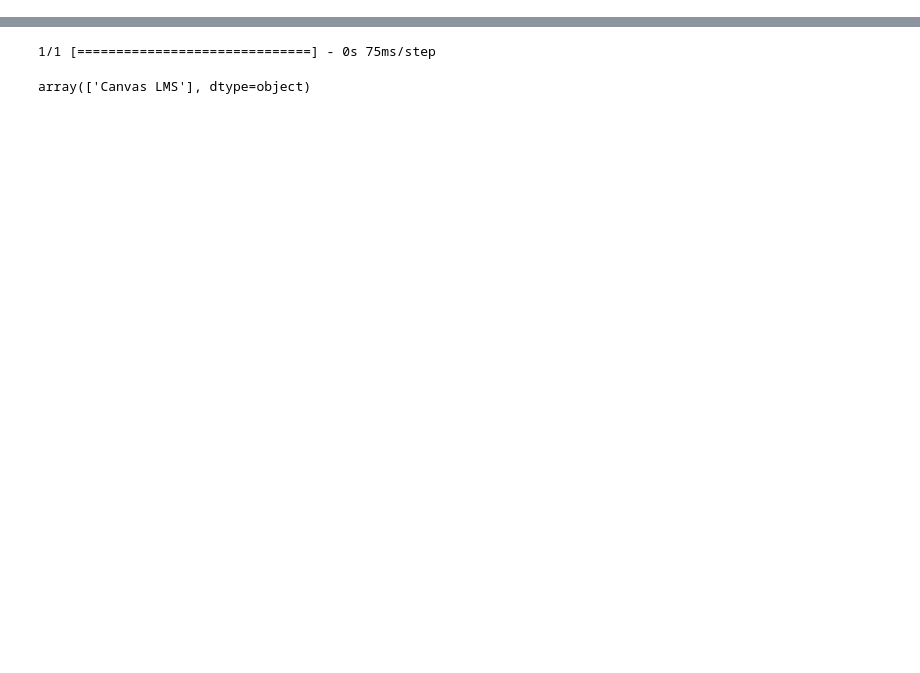
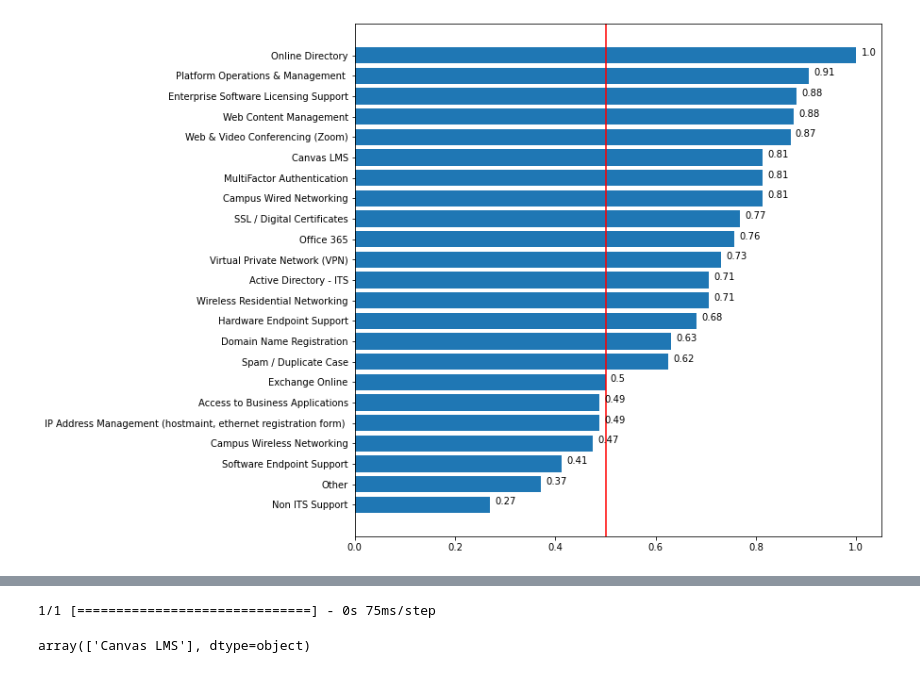
Before and after one commit to AlanXZhang/ITS-Classifier, a Jupyter notebook: notebooks/test_bert.ipynb, the cells around one changed output, grey strips where cells are left out. Drawn from its saved outputs; the diff is of its cells as text; code cells hidden in the pictures; blank space fills up the shorter version.

```diff
--- a/notebooks/test_bert.ipynb
+++ b/notebooks/test_bert.ipynb
@@ -46,4 +73,4 @@ df.head()
 # %%
-new_model = tf.keras.models.load_model('saved_model/my_model', compile=False)
+new_model = tf.keras.models.load_model('saved_model/best_top_25_bert_small', compile=False)
 new_model.summary()
 # %% [output]
@@ -96,6 +105,0 @@ optimizer = optimization.create_optimizer(
-# %%
-new_model.compile(
-    optimizer=optimizer,
-    loss=loss,
-    metrics=["accuracy"]
-)
@@ -111,0 +134,8 @@ np.mean(final_pred==y_train)
+# %%
+services_acc = {}
+for service in val_subsets:
+    df = val_subsets[service]
+    X, y = df["desc"], df["service_offering"]
+    preds = predict(new_model, X, le, expired_services)
+    acc = np.mean(preds == y)
+    services_acc[service] = acc
@@ -111,0 +202,3 @@ np.mean(final_pred==y_train)
+# %%
+acc_df = pd.DataFrame(data=services_acc.values(), index = services_acc.keys(), columns=["acc"])
+acc_df = acc_df.sort_values(by="acc")
@@ -112,2 +244,12 @@ np.mean(final_pred==y_train)
+# %%
+fig, ax = plt.subplots(figsize=(10, 10))
+# acc_df.sort_values(by="acc").plot(kind="barh", figsize=(8,8))
+ax.barh(acc_df.index, acc_df["acc"])
+ax.axvline(x=0.5, color="red")
+for i, v in enumerate(acc_df["acc"]):
+    ax.text(v + 0.01, i, str(round(v, 2)), ha="left")
+plt.show()
+# %% [output]
+[figure, added]
 # %%
 test = [
```
Also changed, not shown: parts of 39 cells of this notebook, 12 other files.
